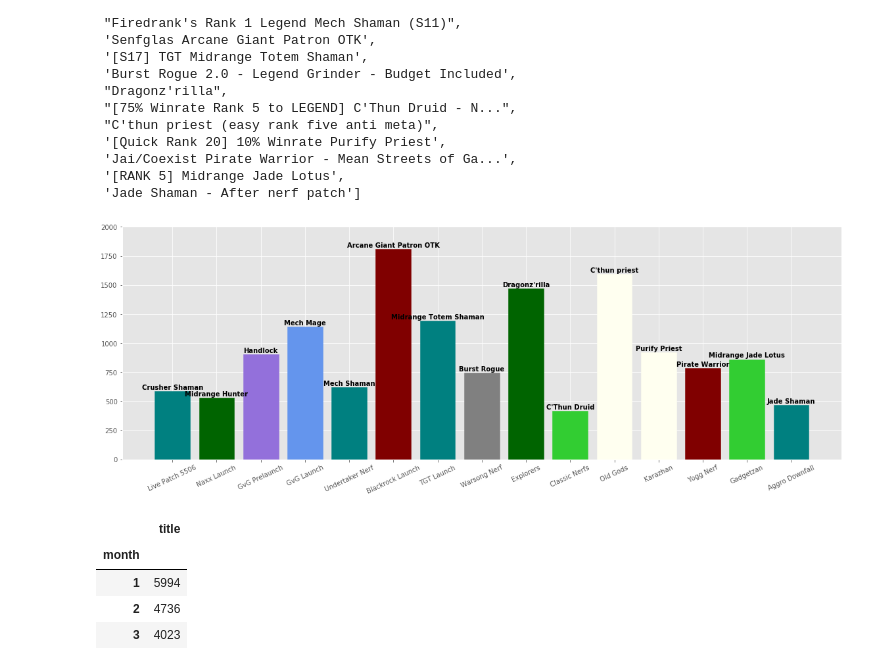
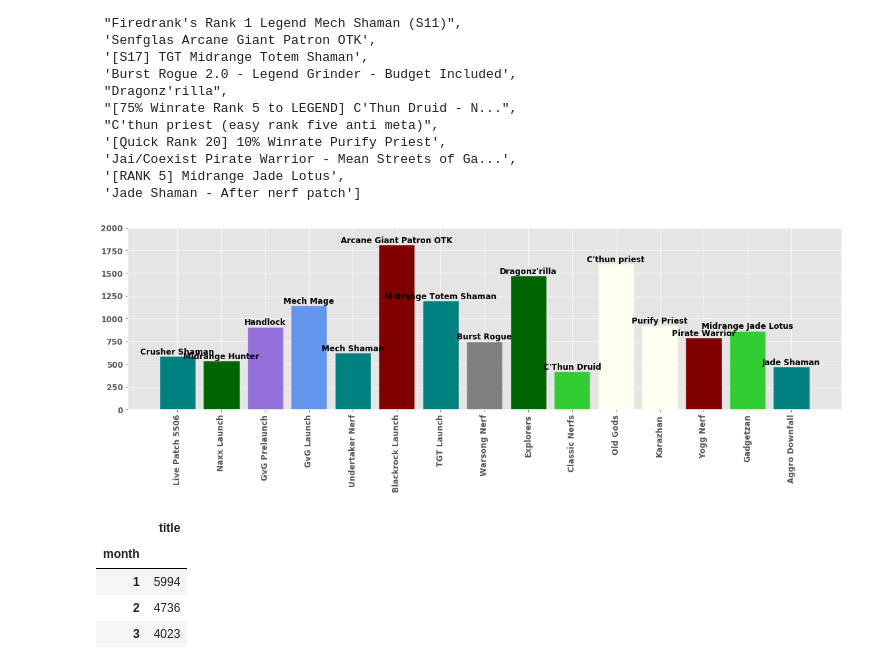
Before and after one commit to NJacobsohn/Hearthstone-Data-Analysis, a Jupyter notebook: EDA_plotting.ipynb, the cells around one changed output. Saved outputs shown, nothing was run; the diff lists cells and outputs as text; code cells hidden in the pictures.

Commit message:
updated font sizes on graphs

```diff
--- a/EDA_plotting.ipynb
+++ b/EDA_plotting.ipynb
@@ -22,6 +22,12 @@ See the caveats in the documentation: http://pandas.pydata.org/pandas-docs/stabl
 class_names = list(ranked_decks['deck_class'].unique())
 # %%
 plt.style.use('ggplot')
+# %%
+
+font = {'family' : 'normal',
+        'size'   : 12}
+
+plt.rc('font', **font)
 # %%
 class_colors = {
         'Druid' : 'limegreen',
@@ -170,9 +176,9 @@ ax.plot(class_names, ranked_decks_2017.groupby('deck_class').agg({'deck_class' :
 # %%
 fig, ax = plt.subplots(figsize=(16,6))
 for patch in deck_set_event_list:
-    ax.bar(patch, height=ranked_decks[ranked_decks['deck_set'] == patch].count()['date'])
+    ax.bar(patch, ranked_decks[ranked_decks['deck_set'] == patch].count()['date'])
     ax.set_xticks(np.arange(0, len(deck_set_event_list)))
-    ax.set_xticklabels(deck_set_event_list, rotation=25)
+    ax.set_xticklabels(deck_set_event_list, rotation=90)
 
 plt.tight_layout()
 plt.savefig("img/decks_per_patch.png")
@@ -266,11 +258,11 @@ for pair in class_max_name:
     patch = deck_set_event_list[i]
     deck_condit = ranked_decks['deck_class'] == pair[0]
     patch_condit = ranked_decks['deck_set'] == patch
-    ax.bar(patch, height=pair[1])
+    ax.bar(patch, pair[1])
     #ax.annotate('{}'.format(pair[0]), xy=(patch, pair[1]), weight="bold")
     i+=1
 ax.set_xticks(np.arange(0, len(deck_set_event_list)))
-ax.set_xticklabels(deck_set_event_list, rotation=25)
+ax.set_xticklabels(deck_set_event_list, rotation=90)
 ax.set_ylim(0, 4500)
 rects = ax.patches
 
@@ -310,7 +302,7 @@ for pair in class_min_name:
     #ax.annotate('{}'.format(pair[0]), xy=(patch, pair[1]), weight="bold")
     i+=1
 ax.set_xticks(np.arange(0, len(deck_set_event_list)))
-ax.set_xticklabels(deck_set_event_list, rotation=25)
+ax.set_xticklabels(deck_set_event_list, rotation=90)
 ax.set_ylim(0, 4500)
 rects = ax.patches
 labels = class_name_min
@@ -605,31 +597,31 @@ deck_name = ['Crusher Shaman',
 # %%
 fig, ax = plt.subplots(figsize=(16,6))
 i=0
 for pair in deck_pop_name:
     patch = deck_set_event_list[i]
     ax.bar(patch, height=pair[1])
     #ax.annotate('{}'.format(pair[0]), xy=(patch, pair[1]), weight="bold")
     i+=1
 ax.set_xticks(np.arange(0, len(deck_set_event_list)))
-ax.set_xticklabels(deck_set_event_list, rotation=25)
+ax.set_xticklabels(deck_set_event_list, rotation=90)
 ax.set_ylim(0, 2000)
 rects = ax.patches
 
 labels = ['Shaman', 'Hunter', 'Warlock', 'Mage',
           'Shaman', 'Warrior', 'Shaman', 'Rogue',
           'Hunter', 'Druid', 'Priest', 'Priest',
           'Warrior', 'Druid', 'Shaman']
 i = 0
 for rect, label in zip(rects, labels):
     rect.set_color(class_colors[label])
     height = rect.get_height()
     ax.text(rect.get_x() + rect.get_width() / 2, height + 5, deck_name[i],
             ha='center', va='bottom', weight='bold')
     i += 1
 plt.tight_layout()
 plt.savefig('img/most_popular_deck_per_patch.png')
 # %% [output]
-[figure, old version]
+[figure, new version]
 # %%
 ranked_submissions_month_2014 = ranked_decks_2014.groupby('month').agg({'title' : 'count'})
 ranked_submissions_month_2015 = ranked_decks_2015.groupby('month').agg({'title' : 'count'})
```
Also changed, not shown: parts of 16 cells of this notebook, 9 other files.
